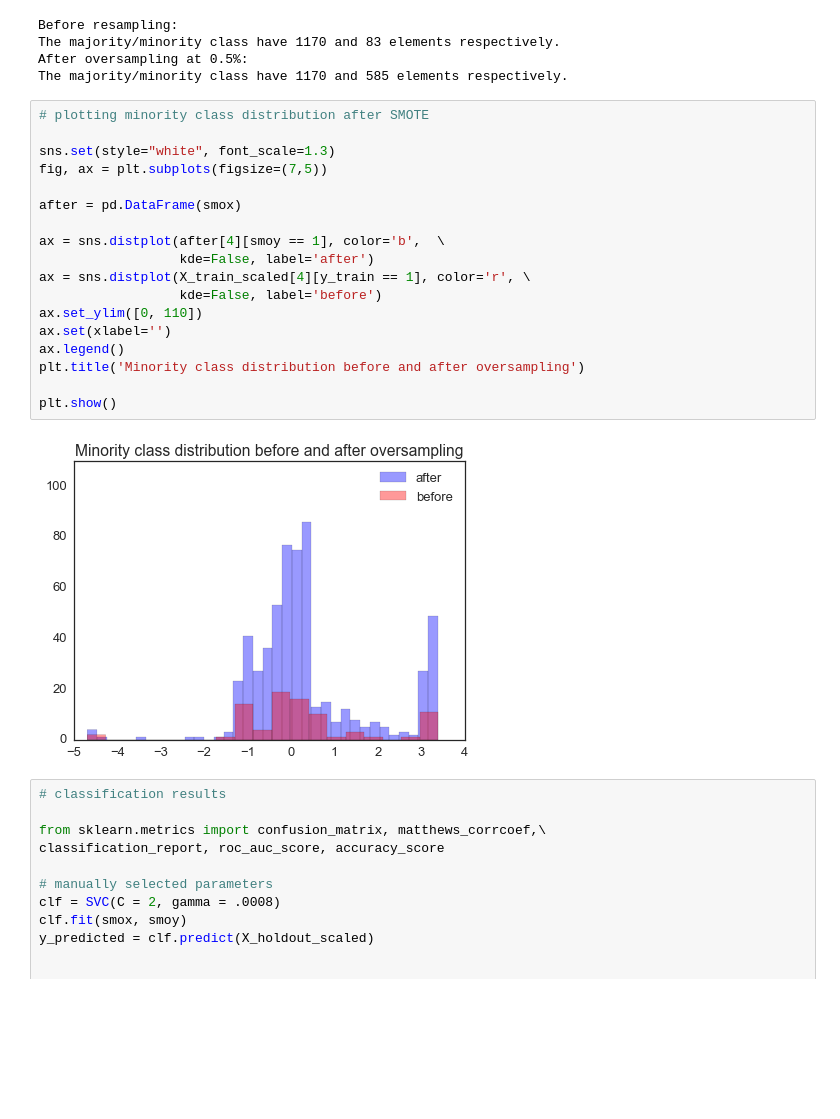
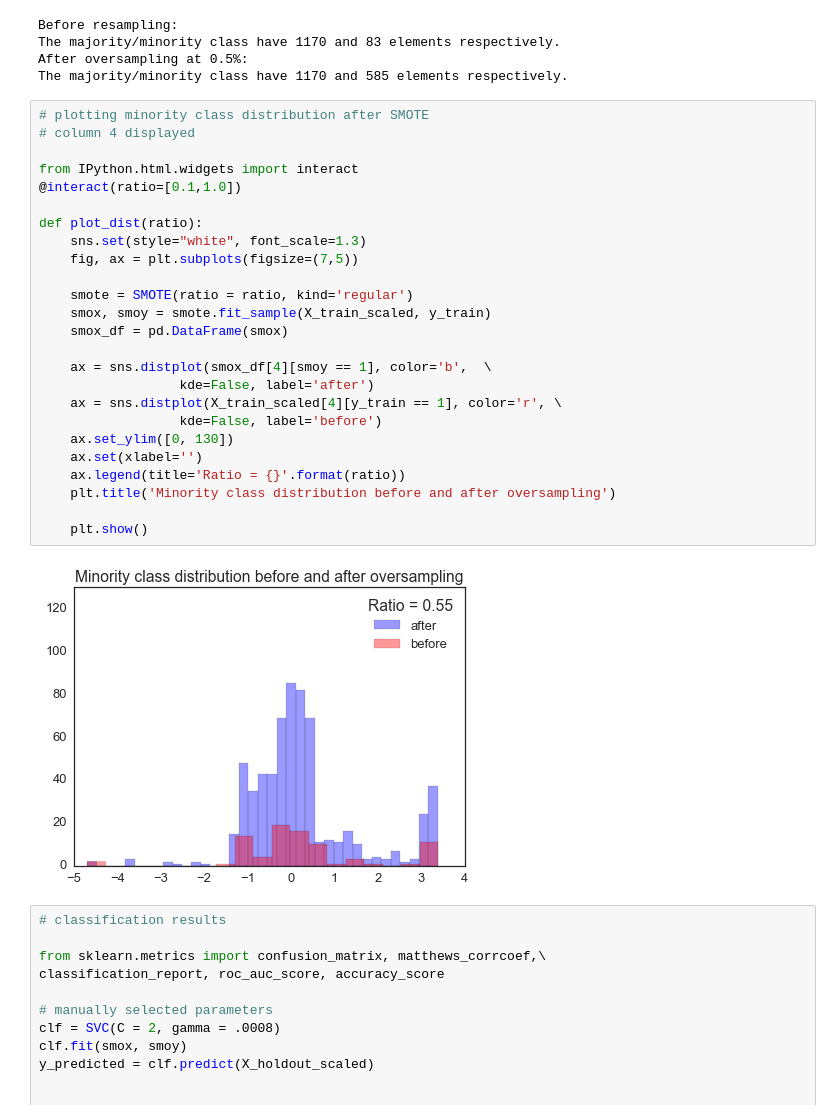
Before and after one commit to Meena-Mani/SECOM_class_imbalance, a Jupyter notebook: secomdata_svm_smote.ipynb, the cells around one changed output. Drawn from its saved outputs; the diff is of its cells as text; blank space fills up the shorter version.

Commit message:
added interactive histogram

```diff
--- a/secomdata_svm_smote.ipynb
+++ b/secomdata_svm_smote.ipynb
@@ -164,24 +164,31 @@ After oversampling at 0.5%:
 The majority/minority class have 1170 and 585 elements respectively.
 # %%
 # plotting minority class distribution after SMOTE
+# column 4 displayed
 
-sns.set(style="white", font_scale=1.3)
-fig, ax = plt.subplots(figsize=(7,5))
+from IPython.html.widgets import interact
+@interact(ratio=[0.1,1.0])
 
-after = pd.DataFrame(smox)
+def plot_dist(ratio):
+    sns.set(style="white", font_scale=1.3)
+    fig, ax = plt.subplots(figsize=(7,5))
 
-ax = sns.distplot(after[4][smoy == 1], color='b',  \
+    smote = SMOTE(ratio = ratio, kind='regular')
+    smox, smoy = smote.fit_sample(X_train_scaled, y_train)
+    smox_df = pd.DataFrame(smox)
+
+    ax = sns.distplot(smox_df[4][smoy == 1], color='b',  \
                   kde=False, label='after')
-ax = sns.distplot(X_train_scaled[4][y_train == 1], color='r', \
+    ax = sns.distplot(X_train_scaled[4][y_train == 1], color='r', \
                   kde=False, label='before')
-ax.set_ylim([0, 110])
-ax.set(xlabel='')
-ax.legend()
-plt.title('Minority class distribution before and after oversampling')
+    ax.set_ylim([0, 130])
+    ax.set(xlabel='')
+    ax.legend(title='Ratio = {}'.format(ratio))
+    plt.title('Minority class distribution before and after oversampling')
 
-plt.show()
+    plt.show()
 # %% [output]
-[figure, old version]
+[figure, new version]
 # %%
 # classification results
 
```
Also changed, not shown: parts of 1 cell of this notebook.
